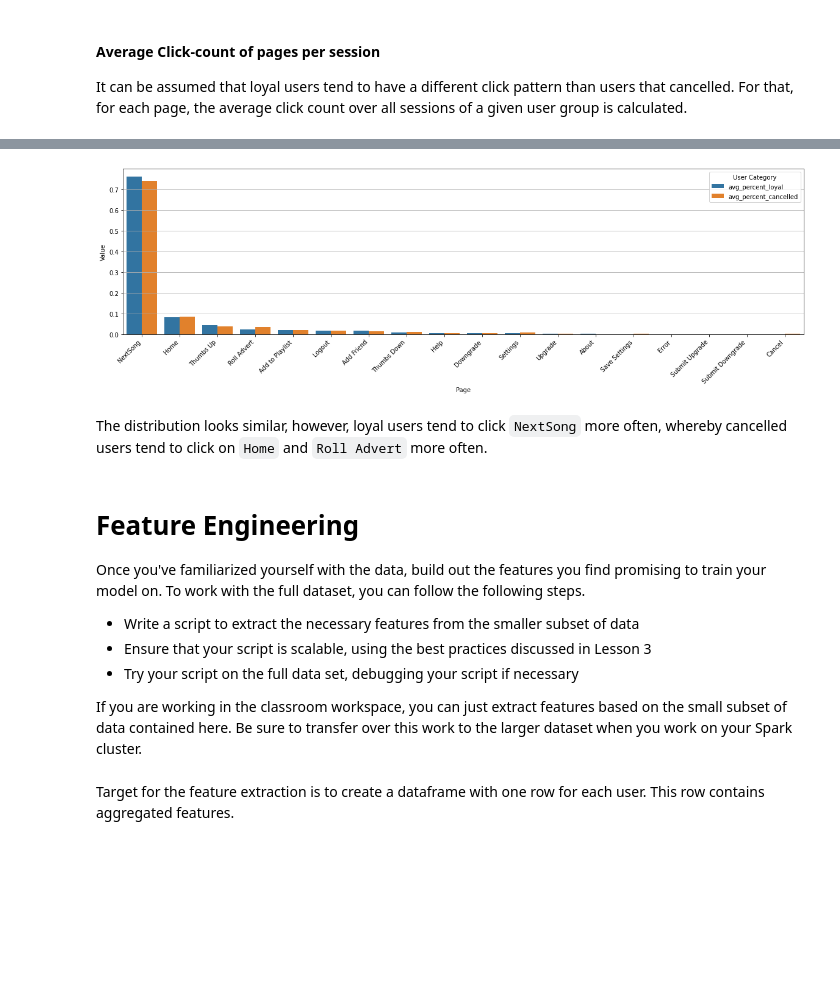
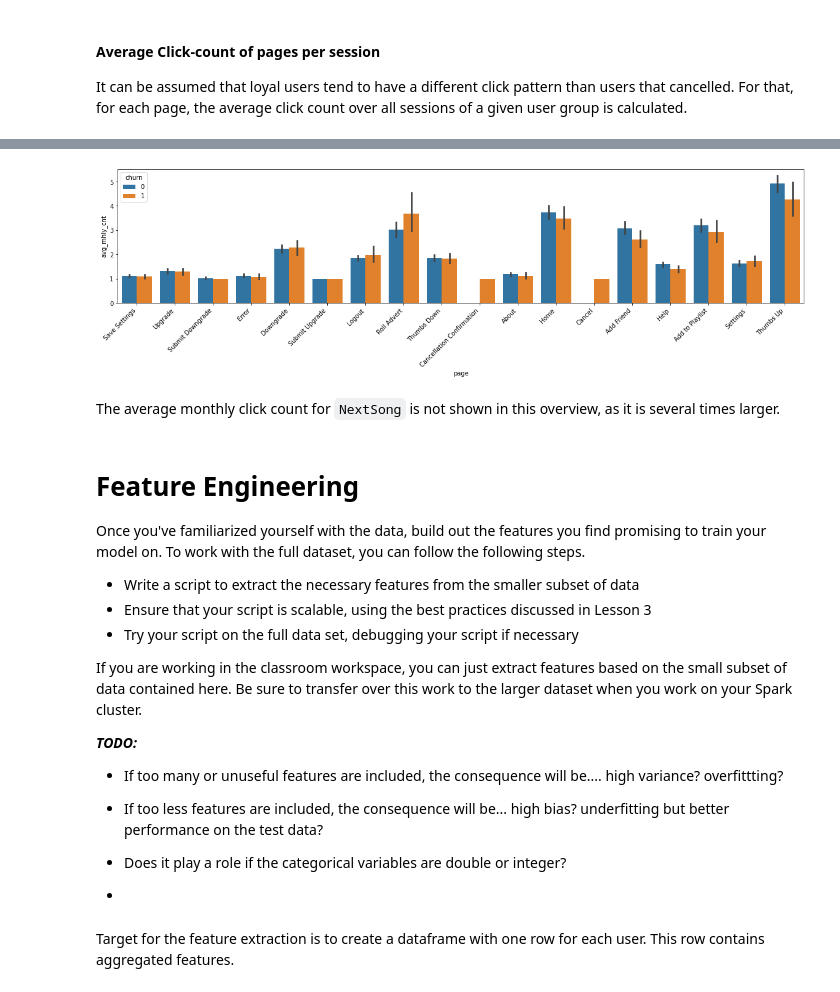
Before and after one commit to philippmarcus/dsnd-sparkify, a Jupyter notebook: Sparkify.ipynb, the cells around one changed output, grey strips where cells are left out. Cells and saved outputs as stored; diff of their text form; code cells hidden in the pictures; blank space fills up the shorter version.

```diff
--- a/Sparkify.ipynb
+++ b/Sparkify.ipynb
@@ -724,0 +659,3 @@ avg_clk_perc_pd = merge_and_melt_dfs(loyal_avg_clk_perc_pd,
+# %%
+to_month = udf(lambda x: float(datetime.datetime.fromtimestamp(x / 1000.0).month), FloatType())
+spark.udf.register("to_month", to_month)
@@ -724,0 +664,8 @@ avg_clk_perc_pd = merge_and_melt_dfs(loyal_avg_clk_perc_pd,
+# %%
+# Aggregate the count for each page in each session
+pages_per_session = spark.sql("""
+                              SELECT churn, userId, sessionId, page, COUNT(page) as cnt, to_month(AVG(ts)) as month
+                              FROM df_table
+                              GROUP BY churn, userId, sessionId, page
+                              """)
+pages_per_session.createOrReplaceTempView("pages_per_session")
@@ -724,0 +688,17 @@ avg_clk_perc_pd = merge_and_melt_dfs(loyal_avg_clk_perc_pd,
+# %%
+# Average page counts per user per month
+tmp = spark.sql("""
+          SELECT churn, userId, page, month, AVG(cnt) as avg_cnt
+          FROM pages_per_session
+          GROUP BY churn, userId, page, month
+          """)
+tmp.createOrReplaceTempView("tmp")
+# %%
+# Average page counts per user over all months
+tmp2 = spark.sql("""
+          SELECT churn, userId, page, AVG(avg_cnt) as avg_mhly_cnt
+          FROM tmp
+          WHERE page <> "NextSong"
+          GROUP BY churn, userId, page
+          """)
+tmp2.createOrReplaceTempView("tmp2")
@@ -725,16 +721,15 @@ avg_clk_perc_pd = merge_and_melt_dfs(loyal_avg_clk_perc_pd,
 # %%
-fig = plt.figure(figsize=(20,5))
-plt.grid()
-sns.barplot(y='Value', x='Page', hue='User Category', data = avg_clk_perc_pd)
+fig = plt.figure(figsize=(20,4))
+ax = sns.barplot(x="page", y="avg_mhly_cnt", hue="churn", data=tmp2.toPandas())
 plt.xticks(
     rotation=45,
     horizontalalignment='right'
 )
 plt.show()
 # %% [output]
-[figure, old version]
+[figure, new version]
-# %% [markdown]
-The distribution looks similar, however, loyal users tend to click `NextSong` more often, whereby cancelled users tend to click on `Home` and `Roll Advert` more often.
+# %% [markdown]
+The average monthly click count for `NextSong` is not shown in this overview, as it is several times larger.
 # %% [markdown]
 # Feature Engineering
 Once you've familiarized yourself with the data, build out the features you find promising to train your model on. To work with the full dataset, you can follow the following steps.
@@ -743,5 +738,12 @@ Once you've familiarized yourself with the data, build out the features you find
 - Try your script on the full data set, debugging your script if necessary
 
 If you are working in the classroom workspace, you can just extract features based on the small subset of data contained here. Be sure to transfer over this work to the larger dataset when you work on your Spark cluster.
+
+***TODO:***
+- If too many or unuseful features are included, the consequence will be.... high variance? overfittting?
+- If too less features are included, the consequence will be... high bias? underfitting but better performance on the test data?
+
+- Does it play a role if the categorical variables are double or integer?
+-
 # %% [markdown]
 Target for the feature extraction is to create a dataframe with one row for each user. This row contains aggregated features.
```
Also changed, not shown: parts of 106 cells of this notebook.
